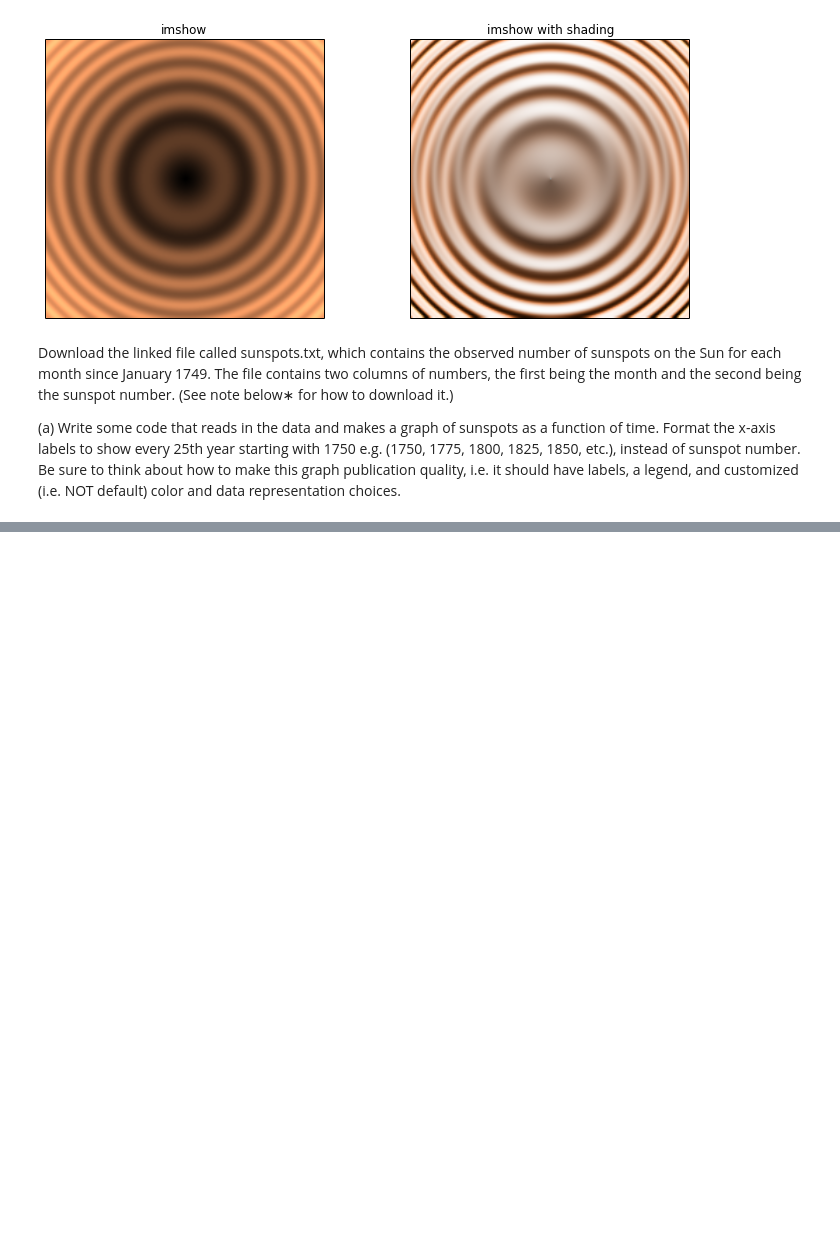
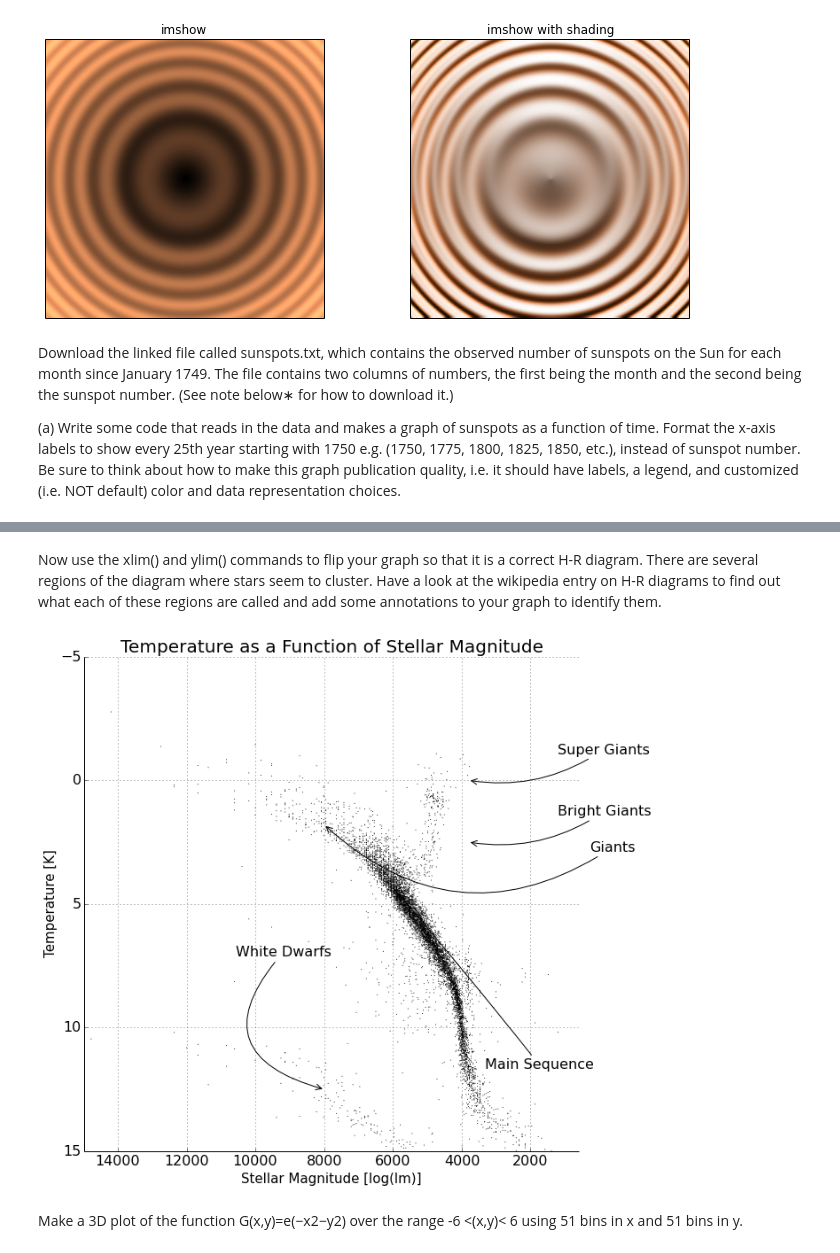
Before and after one commit to joknowle/PHYS202-S14, a Jupyter notebook: Graphics/GraphicsExercies.ipynb, the cells around one changed output, grey strips where cells are left out. Drawn from its saved outputs; the diff is of its cells as text; code cells hidden in the pictures; blank space fills up the shorter version.

```diff
--- a/Graphics/GraphicsExercies.ipynb
+++ b/Graphics/GraphicsExercies.ipynb
@@ -82,0 +193,61 @@ IOError: [Errno 2] No such file or directory: './sunspots.txt'
+# %% [markdown]
+Now use the xlim() and ylim() commands to flip your graph so that it is a correct H-R diagram. There are several regions of the diagram where stars seem to cluster. Have a look at the wikipedia entry on H-R diagrams to find out what each of these regions are called and add some annotations to your graph to identify them.
+# %%
+import numpy as np
+import matplotlib.pyplot as plt
+import pandas as pd
+
+stell_mag, temp = np.loadtxt("stars.txt", unpack = True)
+fi = plt.figure(figsize=(10,10), dpi=160)
+
+ax = fi.add_subplot(111)
+
+ax.set_xlim(15000,600)
+ax.set_ylim(15,-5)
+ax.grid()
+
+
+ax.scatter(stell_mag,temp, s=1, edgecolors='none', c='k')
+axis = gca()
+
+axis.legend(loc='upper left', fontsize=25)
+
+for label in axis.get_xticklabels() + axis.get_yticklabels():
+    label.set_fontsize(16)
+    label.set_color('black')
+    label.set_bbox(dict(facecolor='white', edgecolor='None', alpha= .65))
+
+axis.set_title('Temperature as a Function of Stellar Magnitude',fontsize=20)
+axis.set_xlabel('Stellar Magnitude [log(lm)]',fontsize=15)
+axis.set_ylabel('Temperature [K]',fontsize=15)
+
+axis.tick_params(top=False, right=False) # Turn ticks out
+axis.spines['top'].set_visible(False) # Get rid of top axis line
+axis.spines['right'].set_visible(False) #  Get rid of bottom axis line
+
+plt.annotate(r'Super Giants',
+            xy=(3800, 0), xycoords='data',
+            xytext=(+100, +30), textcoords='offset points', fontsize=16,
+            arrowprops=dict(arrowstyle="->", connectionstyle="arc3,rad=-.2"))
+plt.annotate(r'Bright Giants',
+            xy=(3800, 2.5), xycoords='data',
+            xytext=(+100, +30), textcoords='offset points', fontsize=16,
+            arrowprops=dict(arrowstyle="->", connectionstyle="arc3,rad=-.2"))
+plt.annotate(r'Giants',
+            xy=(8000, 1.8), xycoords='data',
+            xytext=(+300, -30), textcoords='offset points', fontsize=16,
+            arrowprops=dict(arrowstyle="->", connectionstyle="arc3,rad=-0.39"))
+plt.annotate(r'Main Sequence',
+            xy=(5900, 4.5), xycoords='data',
+            xytext=(+100, -200), textcoords='offset points', fontsize=16,
+            arrowprops=dict(arrowstyle="->", connectionstyle="arc3,rad=.01"))
+plt.annotate(r'White Dwarfs',
+            xy=(8000, 12.5), xycoords='data',
+            xytext=(-100, +150), textcoords='offset points', fontsize=16,
+            arrowprops=dict(arrowstyle="->", connectionstyle="arc3,rad=.8"))
+
+plt.show()
+# %% [output]
+[figure, added]
+# %% [markdown]
+Make a 3D plot of the function G(x,y)=e(−x2−y2) over the range -6 <(x,y)< 6 using 51 bins in x and 51 bins in y.
```
Also changed, not shown: parts of 10 cells of this notebook, 2 other files.
